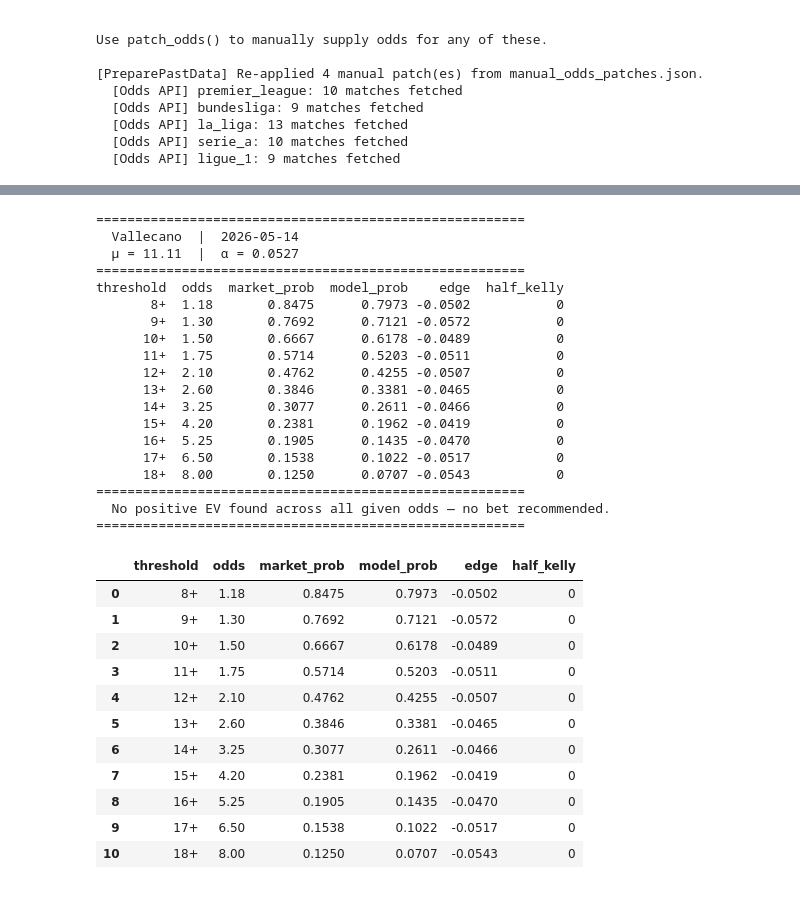
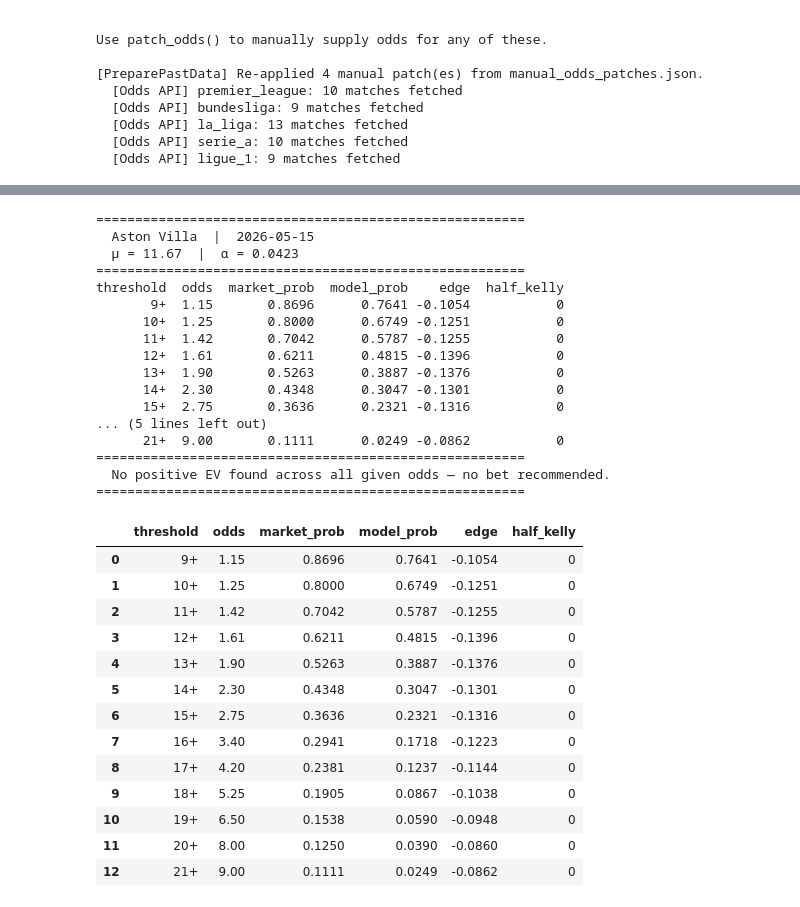
Before and after one commit to aaraval007-wq/shots-odds, a Jupyter notebook: main.ipynb, the cells around one changed output, grey strips where cells are left out. Cells and saved outputs as stored; diff of their text form; code cells hidden in the pictures.

```diff
--- a/main.ipynb
+++ b/main.ipynb
@@ -32,0 +43,3 @@ Use patch_odds() to manually supply odds for any of these.
+# %%
+date = '2026-05-15' # date of the match
+team = "Aston Villa"   #The team playing on the date
@@ -48,35 +66,37 @@ sp.matches_on_date('2026-05-14')
 # %%
-odds = {8: 1.18, 9: 1.30, 10:1.50, 11:1.75, 12:2.1, 13:2.6, 14:3.25, 15:4.2, 16:5.25, 17:6.5, 18:8.0}
-sp.best_bet('2026-05-14', "Vallecano", odds)
+odds = {9:1.15, 10:1.25, 11:1.42, 12:1.61, 13:1.9, 14:2.3, 15:2.75, 16:3.4, 17:4.2, 18:5.25, 19:6.5, 20:8, 21:9.0}
+
+
+sp.betway_best_bet(date, team, odds)
 # %% [output]
 =======================================================
-  Vallecano  |  2026-05-14
-  μ = 11.11  |  α = 0.0527
+  Aston Villa  |  2026-05-15
+  μ = 11.67  |  α = 0.0423
 =======================================================
 threshold  odds  market_prob  model_prob    edge  half_kelly
-       8+  1.18       0.8475      0.7973 -0.0502           0
-       9+  1.30       0.7692      0.7121 -0.0572           0
-      10+  1.50       0.6667      0.6178 -0.0489           0
-      11+  1.75       0.5714      0.5203 -0.0511           0
-      12+  2.10       0.4762      0.4255 -0.0507           0
-      13+  2.60       0.3846      0.3381 -0.0465           0
-      14+  3.25       0.3077      0.2611 -0.0466           0
-      15+  4.20       0.2381      0.1962 -0.0419           0
-      16+  5.25       0.1905      0.1435 -0.0470           0
-      17+  6.50       0.1538      0.1022 -0.0517           0
-      18+  8.00       0.1250      0.0707 -0.0543           0
+       9+  1.15       0.8696      0.7641 -0.1054           0
+      10+  1.25       0.8000      0.6749 -0.1251           0
+      11+  1.42       0.7042      0.5787 -0.1255           0
+      12+  1.61       0.6211      0.4815 -0.1396           0
+      13+  1.90       0.5263      0.3887 -0.1376           0
+      14+  2.30       0.4348      0.3047 -0.1301           0
+      15+  2.75       0.3636      0.2321 -0.1316           0
+... (5 lines left out)
+      21+  9.00       0.1111      0.0249 -0.0862           0
 =======================================================
   No positive EV found across all given odds — no bet recommended.
 =======================================================
 |  | threshold | odds | market_prob | model_prob | edge | half_kelly |
-| 0 | 8+ | 1.18 | 0.8475 | 0.7973 | -0.0502 | 0 |
-| 1 | 9+ | 1.30 | 0.7692 | 0.7121 | -0.0572 | 0 |
-| 2 | 10+ | 1.50 | 0.6667 | 0.6178 | -0.0489 | 0 |
-| 3 | 11+ | 1.75 | 0.5714 | 0.5203 | -0.0511 | 0 |
-| 4 | 12+ | 2.10 | 0.4762 | 0.4255 | -0.0507 | 0 |
-| 5 | 13+ | 2.60 | 0.3846 | 0.3381 | -0.0465 | 0 |
-| 6 | 14+ | 3.25 | 0.3077 | 0.2611 | -0.0466 | 0 |
-| 7 | 15+ | 4.20 | 0.2381 | 0.1962 | -0.0419 | 0 |
-| 8 | 16+ | 5.25 | 0.1905 | 0.1435 | -0.0470 | 0 |
-| 9 | 17+ | 6.50 | 0.1538 | 0.1022 | -0.0517 | 0 |
-| 10 | 18+ | 8.00 | 0.1250 | 0.0707 | -0.0543 | 0 |
+| 0 | 9+ | 1.15 | 0.8696 | 0.7641 | -0.1054 | 0 |
+| 1 | 10+ | 1.25 | 0.8000 | 0.6749 | -0.1251 | 0 |
+| 2 | 11+ | 1.42 | 0.7042 | 0.5787 | -0.1255 | 0 |
+| 3 | 12+ | 1.61 | 0.6211 | 0.4815 | -0.1396 | 0 |
+| 4 | 13+ | 1.90 | 0.5263 | 0.3887 | -0.1376 | 0 |
+| 5 | 14+ | 2.30 | 0.4348 | 0.3047 | -0.1301 | 0 |
+| 6 | 15+ | 2.75 | 0.3636 | 0.2321 | -0.1316 | 0 |
+| 7 | 16+ | 3.40 | 0.2941 | 0.1718 | -0.1223 | 0 |
+| 8 | 17+ | 4.20 | 0.2381 | 0.1237 | -0.1144 | 0 |
+| 9 | 18+ | 5.25 | 0.1905 | 0.0867 | -0.1038 | 0 |
+| 10 | 19+ | 6.50 | 0.1538 | 0.0590 | -0.0948 | 0 |
+| 11 | 20+ | 8.00 | 0.1250 | 0.0390 | -0.0860 | 0 |
+| 12 | 21+ | 9.00 | 0.1111 | 0.0249 | -0.0862 | 0 |
```
Also changed, not shown: parts of 9 cells of this notebook, 5 other files.
